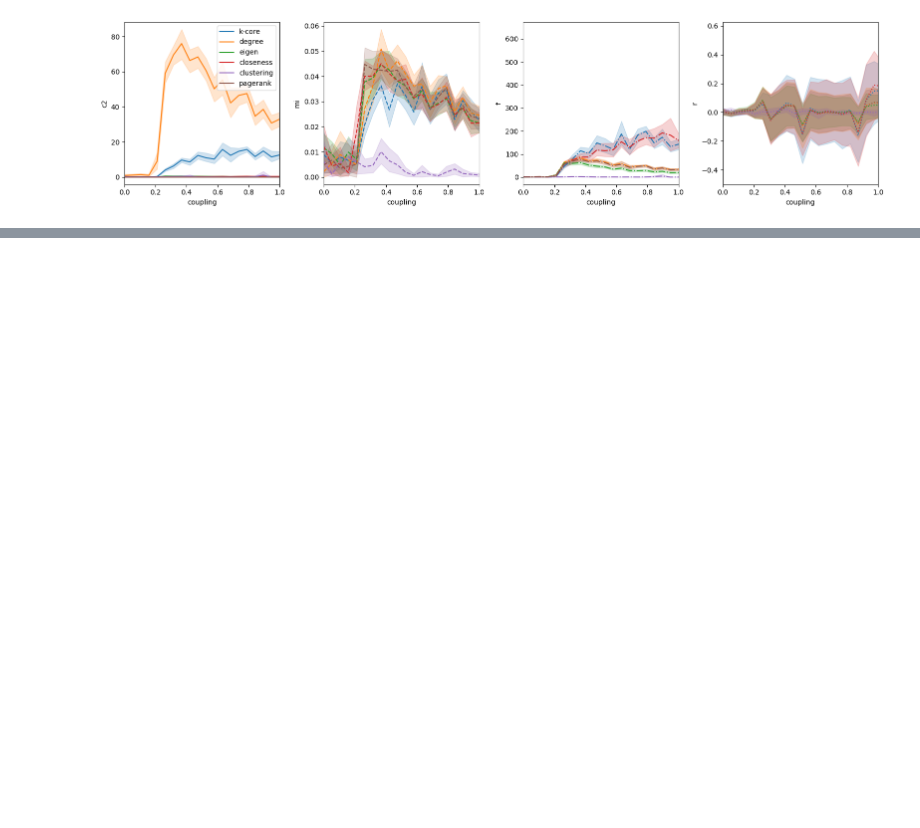
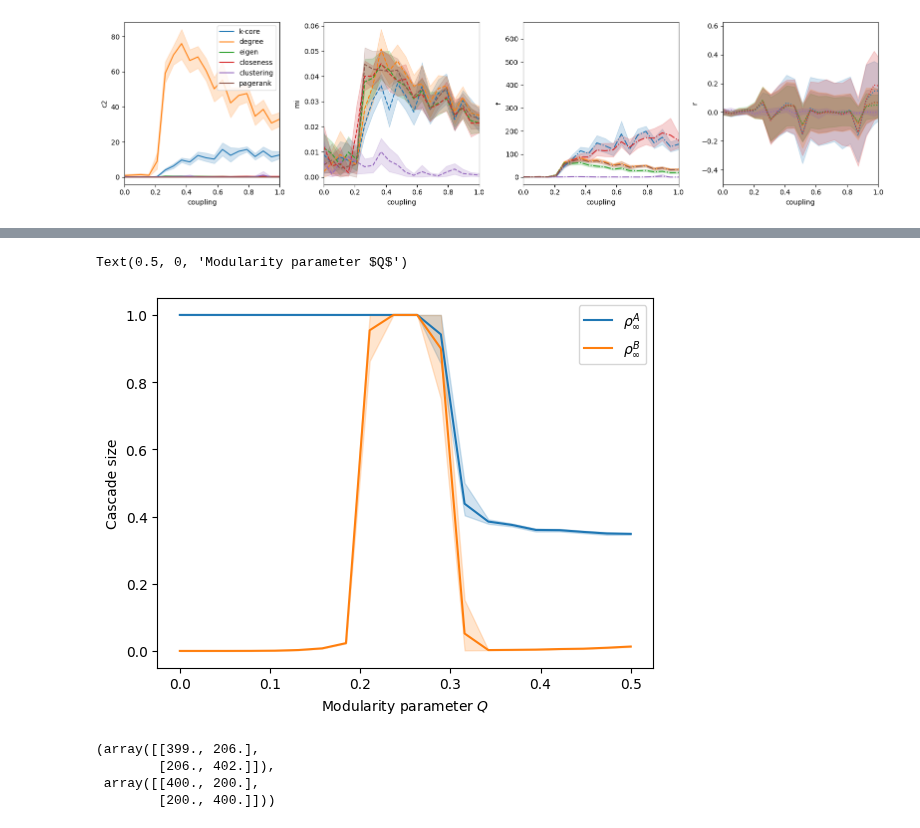
Before and after one commit to charlesmurphy1/midynet, a Jupyter notebook: scripts/recon/exploration/exploration.ipynb, the cells around one changed output, grey strips where cells are left out. Drawn from its saved outputs; the diff is of its cells as text; code cells hidden in the pictures; blank space fills up the shorter version.

```diff
--- a/scripts/recon/exploration/exploration.ipynb
+++ b/scripts/recon/exploration/exploration.ipynb
@@ -232,0 +390,3 @@ Text(0, 0.5, 'Determination coefficient R^2')
+# %%
+model = thresholdmodel.ThreshModel(g, initially_active, 0.4)
+model.simulate(save_activated_nodes=True)
@@ -232,0 +399,2 @@ Text(0, 0.5, 'Determination coefficient R^2')
+# %%
+activated = model.activated_nodes[0] + [i[0] for i in model.activated_nodes]
@@ -232,0 +418,31 @@ Text(0, 0.5, 'Determination coefficient R^2')
+# %%
+N = 10000
+M = 10 * N
+b = np.zeros(N)
+b[int(0.5*N):] = 1
+Q = np.linspace(0, 0.5, 20)
+p0 = 0.17
+num_samples = 20
+
+y = None
+for q in Q:
+    print(q)
+    samples= []
+    for _ in range(num_samples):
+        ers = np.array([[(1-q) / 2, q], [q, (1-q)/2]]) * M
+        g = sbm(b, ers)
+
+        x0 = (np.random.rand(N) < 2 * p0).astype('int')
+        x0[b==1] = 0
+        initially_active = np.where(x0)[0]
+        model = thresholdmodel.ThreshModel(g, initially_active, 0.4)
+        times, cascade_size = model.simulate(save_activated_nodes=True)
+        activated = np.zeros(N)
+        activated[model.activated_nodes[0] + [i[0] for i in model.activated_nodes]] = 1
+        samples.append([activated[b == i].sum() / (b==i).sum() for i in np.unique(b)])
+    samples = np.array(samples)
+    _y = pd.DataFrame(dict(cascade_size_A=samples[:,0], cascade_size_B=samples[:,1], Q=q))
+    if y is None:
+        y = _y
+    else:
+        y = pd.concat([y, _y], ignore_index=True)
@@ -232,0 +472,8 @@ Text(0, 0.5, 'Determination coefficient R^2')
+# %%
+sb.lineplot(y, y="cascade_size_A", x="Q", label=r"$\rho^A_\infty$")
+sb.lineplot(y, y="cascade_size_B", x="Q", label=r"$\rho^B_\infty$")
+plt.ylabel("Cascade size")
+plt.xlabel("Modularity parameter $Q$")
+# %% [output]
+Text(0.5, 0, 'Modularity parameter $Q$')
+[figure, added]
@@ -232,0 +496,7 @@ Text(0, 0.5, 'Determination coefficient R^2')
+# %%
+edges, ers
+# %% [output]
+(array([[399., 206.],
+        [206., 402.]]),
+ array([[400., 200.],
+        [200., 400.]]))
```
Also changed, not shown: parts of 25 cells of this notebook.
